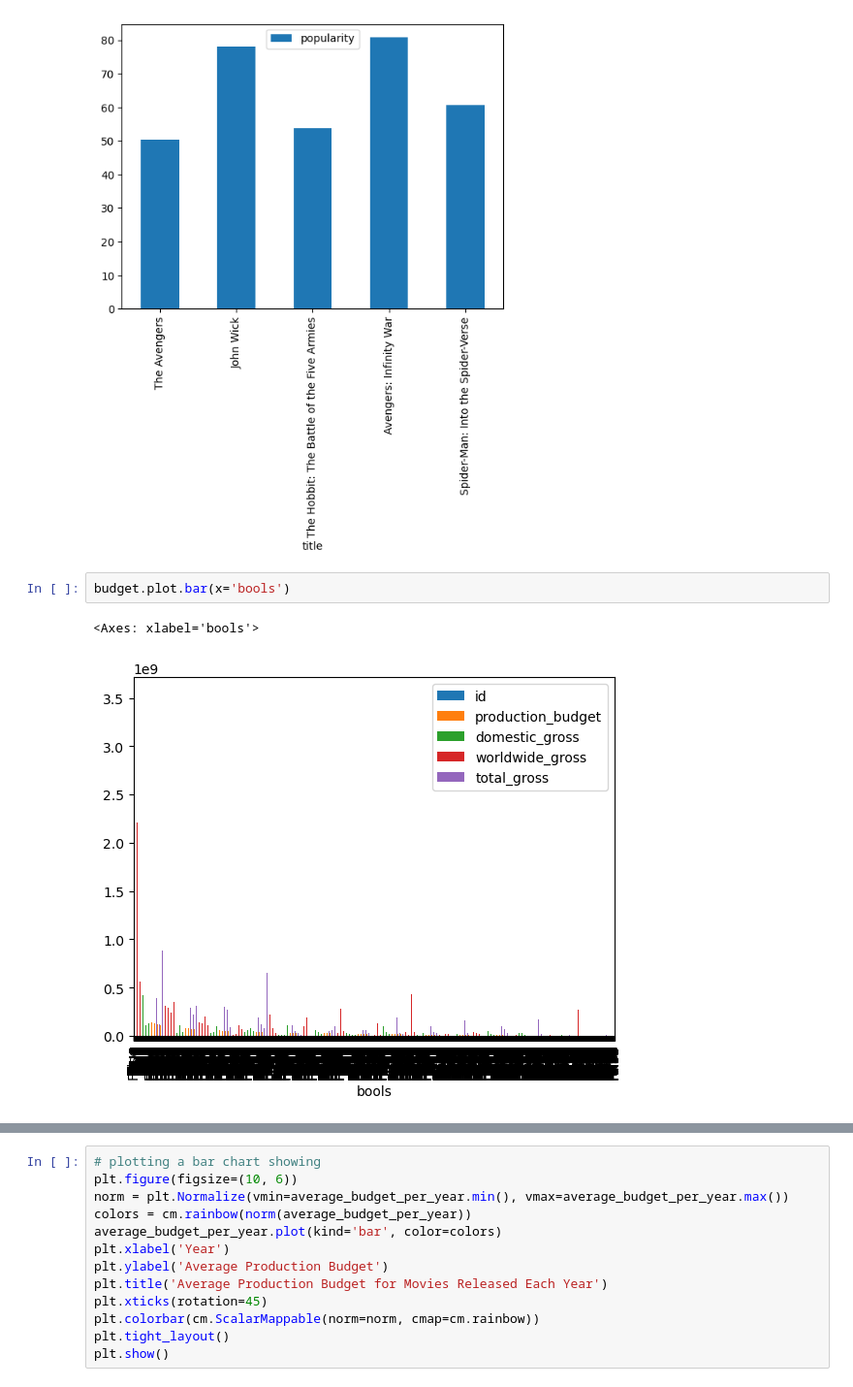
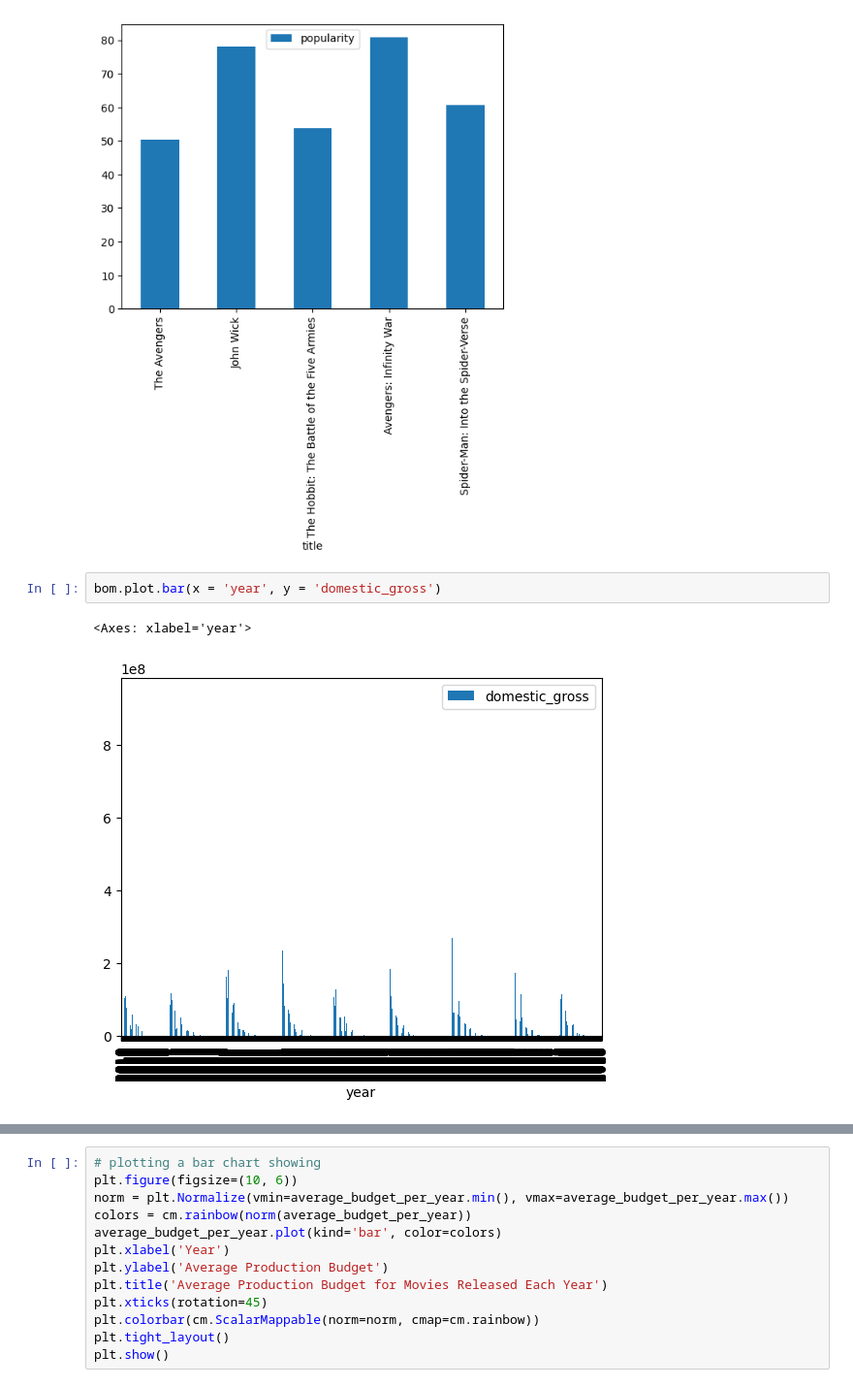
Before and after one commit to FionaNalianya/Microsoft-Movie, a Jupyter notebook: notebook.ipynb, the cells around one changed output, grey strips where cells are left out. Shown at 97% size. Saved outputs shown, nothing was run; the diff lists cells and outputs as text.

```diff
--- a/notebook.ipynb
+++ b/notebook.ipynb
@@ -678,8 +704,8 @@ tmdb[tmdb.popularity >= 50.000].plot.bar(x='title', y='popularity');
 # %% [output]
 [figure]
 # %%
-budget.plot.bar(x='bools')
+bom.plot.bar(x = 'year', y = 'domestic_gross')
 # %% [output]
-<Axes: xlabel='bools'>
+<Axes: xlabel='year'>
-[figure, old version]
+[figure, new version]
 # %%
```
Also changed, not shown: parts of 14 cells of this notebook.
